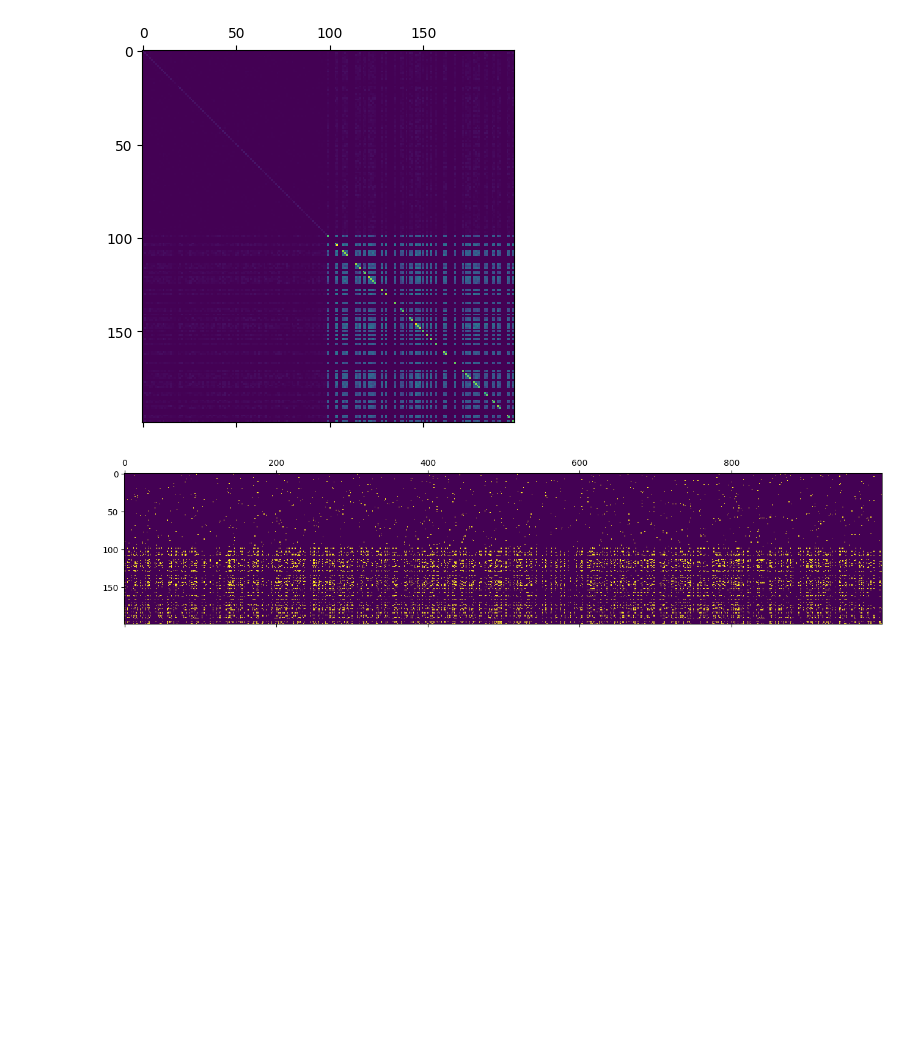
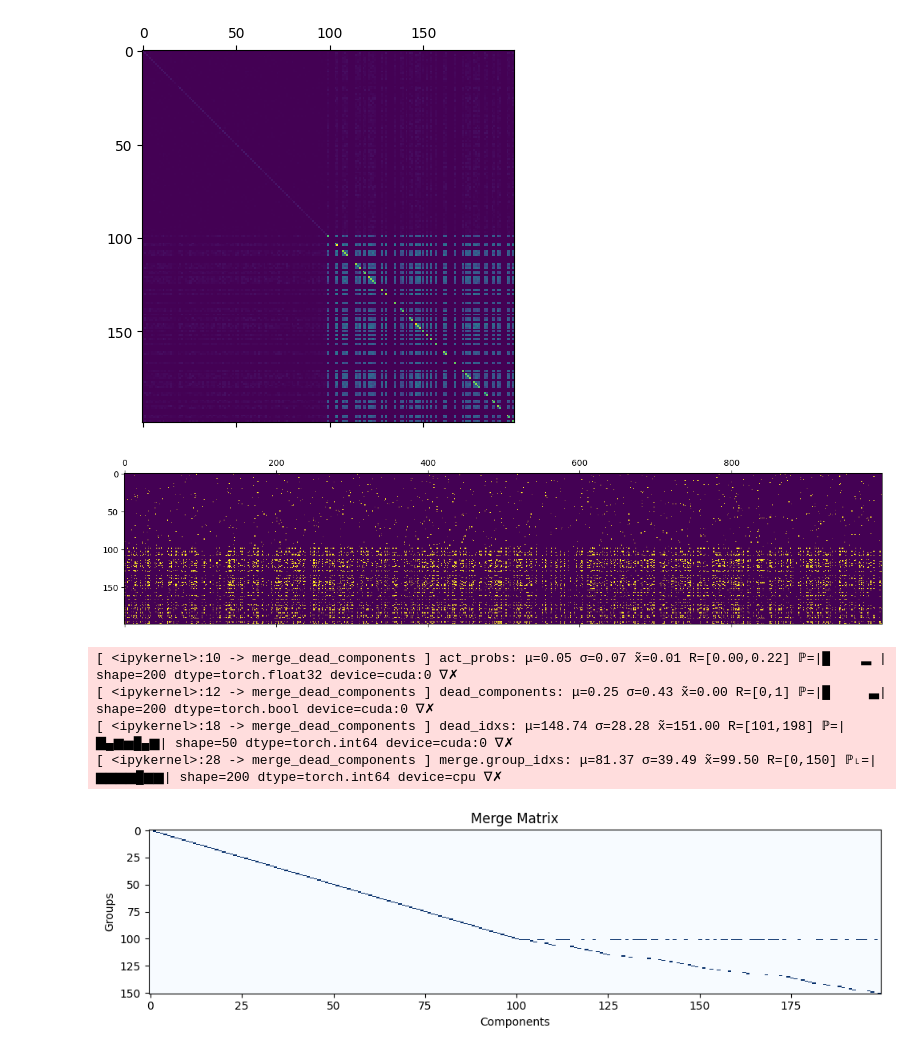
Before and after one commit to mivanit/apd, a Jupyter notebook: notebooks/mivanit/dev_grouping_3.ipynb, the cells around one changed output. Drawn from its saved outputs; the diff is of its cells as text; code cells hidden in the pictures; blank space fills up the shorter version.

```diff
--- a/notebooks/mivanit/dev_grouping_3.ipynb
+++ b/notebooks/mivanit/dev_grouping_3.ipynb
@@ -237,6 +279,59 @@ plt.show()
 [figure]
 [figure]
 [figure]
+# %%
+def merge_dead_components(
+	coact: Float[Tensor, "k_groups k_groups"],
+	activation_mask: Bool[Tensor, "samples k_groups"],
+	threshold: float = 1e-6,
+) -> tuple[
+	GroupMerge,
+	Float[Tensor, "k_new k_new"],
+	Bool[Tensor, "samples k_new"],
+]:
+	"""Merge dead components into a single group."""
+	merge: GroupMerge = GroupMerge.identity(n_components=activation_mask.shape[1])
+
+	# find dead components
+	act_probs: Float[Tensor, "k_groups"] = activation_mask.float().mean(dim=0)
+	dbg_tensor(act_probs)
+	dead_components: Bool[Tensor, "k_groups"] = act_probs < threshold
+	dbg_tensor(dead_components)
+	if not dead_components.any():
+		return merge
+
+
+	dead_idxs = torch.where(dead_components)[0]
+	dbg_tensor(dead_idxs)
+
+	first_dead_idx: int = dead_idxs[0].item()
+	dead_idxs_remove = dead_idxs[1:]  # all but the first
+	# merge dead components into a single group
+	for i in dead_idxs_remove.tolist()[::-1]: # reverse order to avoid index issues
+		merge = merge.merge_groups(
+			first_dead_idx,
+			i,
+		)
+
+	dbg_tensor(merge.group_idxs)
+
+	coact_new: Float[Tensor, "k_new k_new"] = coact[~dead_idxs_remove]
+
+	return (
+		merge,
+
+	)
+
+gm_dead = merge_dead_components(
+	activation_mask=COACTIVATIONS['active_mask'],
+)
+gm_dead.plot()
+# %% [output]
+[ <ipykernel>:10 -> merge_dead_components ] act_probs: μ=0.05 σ=0.07 x̃=0.01 R=[0.00,0.22] ℙ=|█    ▂ | shape=200 dtype=torch.float32 device=cuda:0 ∇✗
+[ <ipykernel>:12 -> merge_dead_components ] dead_components: μ=0.25 σ=0.43 x̃=0.00 R=[0,1] ℙ=|█     ▃| shape=200 dtype=torch.bool device=cuda:0 ∇✗
+[ <ipykernel>:18 -> merge_dead_components ] dead_idxs: μ=148.74 σ=28.28 x̃=151.00 R=[101,198] ℙ=|▇▄▆▅█▄▆| shape=50 dtype=torch.int64 device=cuda:0 ∇✗
+[ <ipykernel>:28 -> merge_dead_components ] merge.group_idxs: μ=81.37 σ=39.49 x̃=99.50 R=[0,150] ℙ˪=|▆▆▆▆█▆▆| shape=200 dtype=torch.int64 device=cpu ∇✗
+[figure, added]
 # %%
 def merge_iteration(
 	coact: Bool[Tensor, "c_components c_components"],
```
Also changed, not shown: parts of 4 cells of this notebook, 1 other file.
